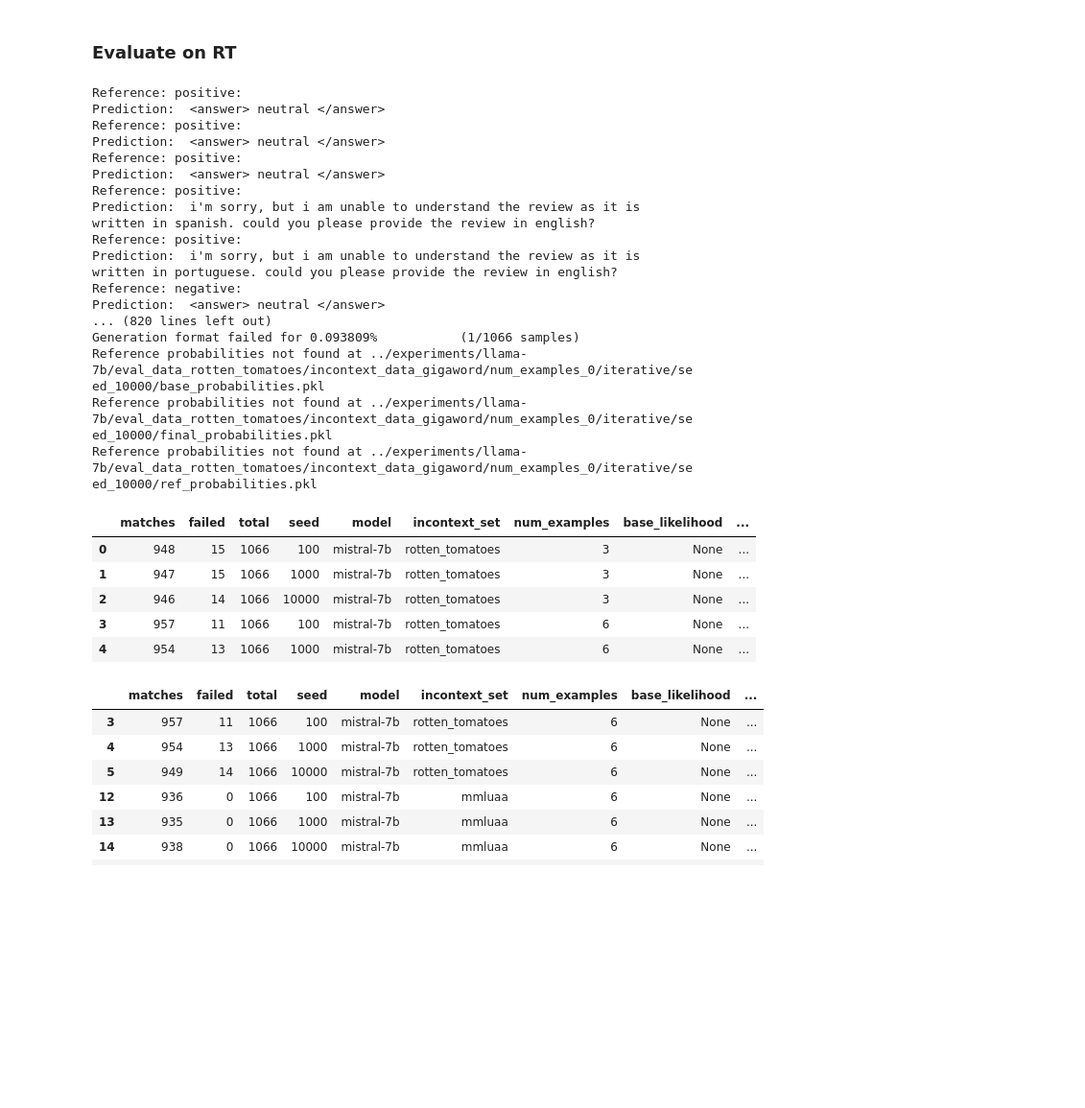
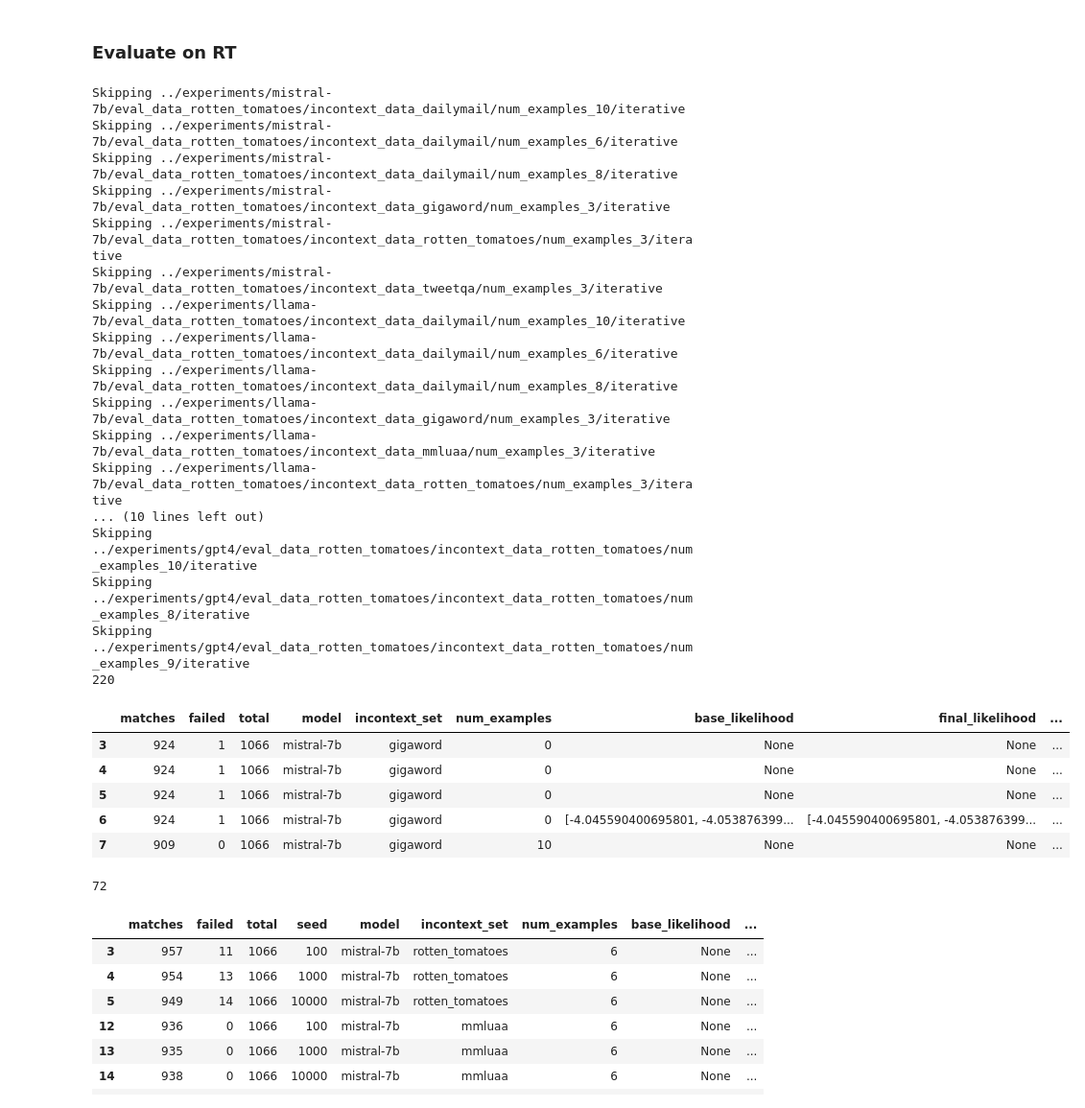
Before and after one commit to ivaxi0s/llm-task-switch, a Jupyter notebook: results/plot_seeds.ipynb, the cells around one changed output. Shown at 96% size. Cells and saved outputs as stored; diff of their text form; code cells hidden in the pictures; blank space fills up the shorter version.

Commit message:
chore: update files for conversational free-run experiments

```diff
--- a/results/plot_seeds.ipynb
+++ b/results/plot_seeds.ipynb
@@ -342,39 +459,49 @@ def markdown_task_distance(df: pd.DataFrame, metric: str, rank_col: str):
 # %%
 rt = RottenTomatoesDataLoader()
 rt_reference_data = rt.load_test_reference()
 rt_results = get_results_for_evalset(
     "rotten_tomatoes",
     rt_reference_data,
-    use_cached=False,
+    use_cached=True,
     iterative=True,
     seed=True,
 )
+
 rt_results_df = pd.DataFrame.from_records(rt_results)
+
+# remove dailymail
+rt_results_df = rt_results_df[rt_results_df["incontext_set"] != "dailymail"]
+
+print(len(rt_results_df))
 rt_results_df.head()
 # %% [output]
-Reference: positive:
-Prediction:  <answer> neutral </answer>
-Reference: positive:
-Prediction:  <answer> neutral </answer>
-Reference: positive:
-Prediction:  <answer> neutral </answer>
-Reference: positive:
-Prediction:  i'm sorry, but i am unable to understand the review as it is written in spanish. could you please provide the review in english?
-Reference: positive:
-Prediction:  i'm sorry, but i am unable to understand the review as it is written in portuguese. could you please provide the review in english?
-Reference: negative:
-Prediction:  <answer> neutral </answer>
-... (820 lines left out)
-Generation format failed for 0.093809%           (1/1066 samples)
-Reference probabilities not found at ../experiments/llama-7b/eval_data_rotten_tomatoes/incontext_data_gigaword/num_examples_0/iterative/seed_10000/base_probabilities.pkl
-Reference probabilities not found at ../experiments/llama-7b/eval_data_rotten_tomatoes/incontext_data_gigaword/num_examples_0/iterative/seed_10000/final_probabilities.pkl
-Reference probabilities not found at ../experiments/llama-7b/eval_data_rotten_tomatoes/incontext_data_gigaword/num_examples_0/iterative/seed_10000/ref_probabilities.pkl
+Skipping ../experiments/mistral-7b/eval_data_rotten_tomatoes/incontext_data_dailymail/num_examples_10/iterative
+Skipping ../experiments/mistral-7b/eval_data_rotten_tomatoes/incontext_data_dailymail/num_examples_6/iterative
+Skipping ../experiments/mistral-7b/eval_data_rotten_tomatoes/incontext_data_dailymail/num_examples_8/iterative
+Skipping ../experiments/mistral-7b/eval_data_rotten_tomatoes/incontext_data_gigaword/num_examples_3/iterative
+Skipping ../experiments/mistral-7b/eval_data_rotten_tomatoes/incontext_data_rotten_tomatoes/num_examples_3/iterative
+Skipping ../experiments/mistral-7b/eval_data_rotten_tomatoes/incontext_data_tweetqa/num_examples_3/iterative
+Skipping ../experiments/llama-7b/eval_data_rotten_tomatoes/incontext_data_dailymail/num_examples_10/iterative
+Skipping ../experiments/llama-7b/eval_data_rotten_tomatoes/incontext_data_dailymail/num_examples_6/iterative
+Skipping ../experiments/llama-7b/eval_data_rotten_tomatoes/incontext_data_dailymail/num_examples_8/iterative
+Skipping ../experiments/llama-7b/eval_data_rotten_tomatoes/incontext_data_gigaword/num_examples_3/iterative
+Skipping ../experiments/llama-7b/eval_data_rotten_tomatoes/incontext_data_mmluaa/num_examples_3/iterative
+Skipping ../experiments/llama-7b/eval_data_rotten_tomatoes/incontext_data_rotten_tomatoes/num_examples_3/iterative
+... (10 lines left out)
+Skipping ../experiments/gpt4/eval_data_rotten_tomatoes/incontext_data_rotten_tomatoes/num_examples_10/iterative
+Skipping ../experiments/gpt4/eval_data_rotten_tomatoes/incontext_data_rotten_tomatoes/num_examples_8/iterative
+Skipping ../experiments/gpt4/eval_data_rotten_tomatoes/incontext_data_rotten_tomatoes/num_examples_9/iterative
+220
-|  | matches | failed | total | seed | model | incontext_set | num_examples | base_likelihood | ... |
-| 0 | 948 | 15 | 1066 | 100 | mistral-7b | rotten_tomatoes | 3 | None | ... |
-| 1 | 947 | 15 | 1066 | 1000 | mistral-7b | rotten_tomatoes | 3 | None | ... |
-| 2 | 946 | 14 | 1066 | 10000 | mistral-7b | rotten_tomatoes | 3 | None | ... |
-| 3 | 957 | 11 | 1066 | 100 | mistral-7b | rotten_tomatoes | 6 | None | ... |
-| 4 | 954 | 13 | 1066 | 1000 | mistral-7b | rotten_tomatoes | 6 | None | ... |
+|  | matches | failed | total | model | incontext_set | num_examples | base_likelihood | final_likelihood | ... |
+| 3 | 924 | 1 | 1066 | mistral-7b | gigaword | 0 | None | None | ... |
+| 4 | 924 | 1 | 1066 | mistral-7b | gigaword | 0 | None | None | ... |
+| 5 | 924 | 1 | 1066 | mistral-7b | gigaword | 0 | None | None | ... |
+| 6 | 924 | 1 | 1066 | mistral-7b | gigaword | 0 | [-4.045590400695801, -4.053876399... | [-4.045590400695801, -4.053876399... | ... |
+| 7 | 909 | 0 | 1066 | mistral-7b | gigaword | 10 | None | None | ... |
+# %%
+len(rt_results_df)
+# %% [output]
+72
 # %%
 df = rt_results_df
 df["acc"] = df["matches"] / df["total"]
```
Also changed, not shown: parts of 14 cells of this notebook, 4 other files.
